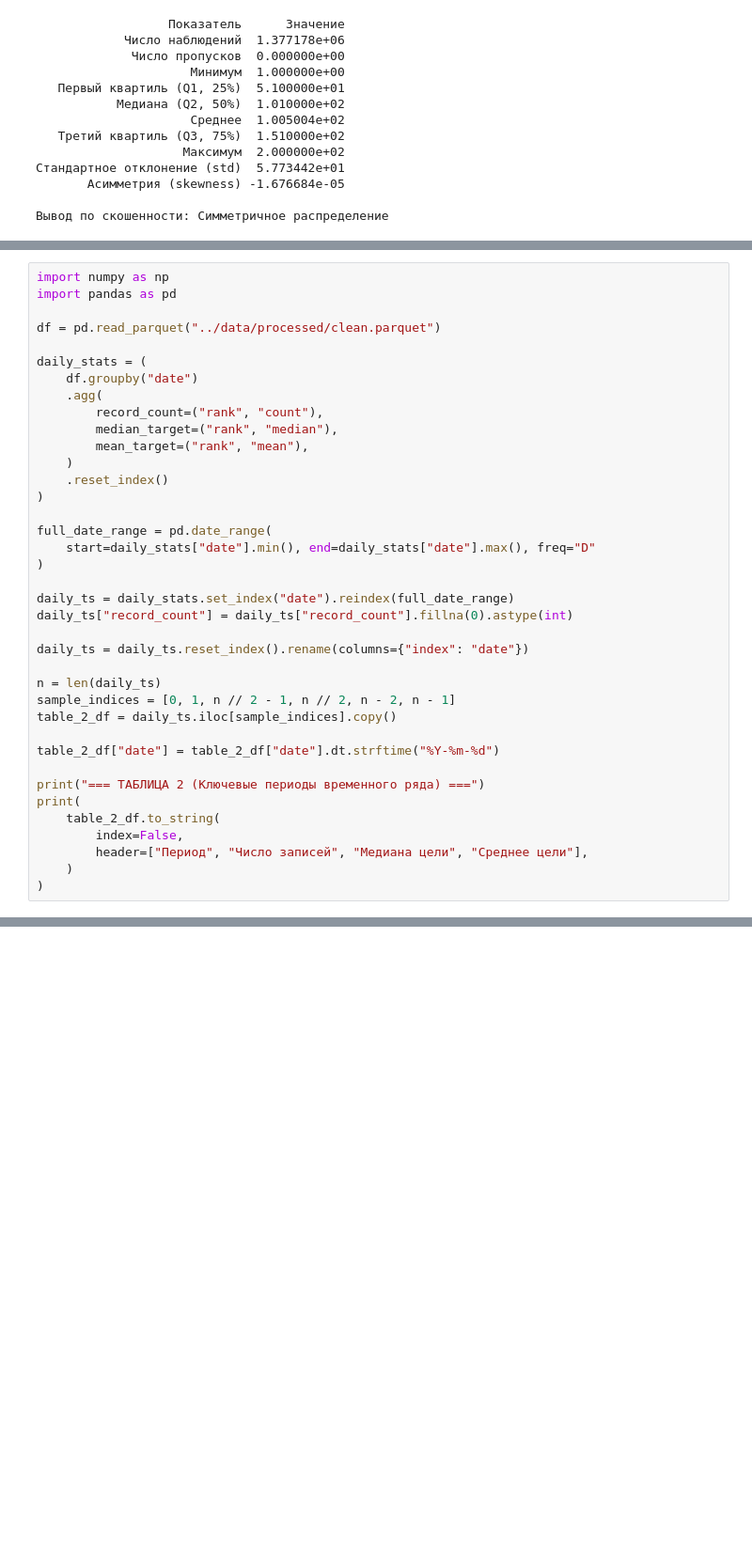
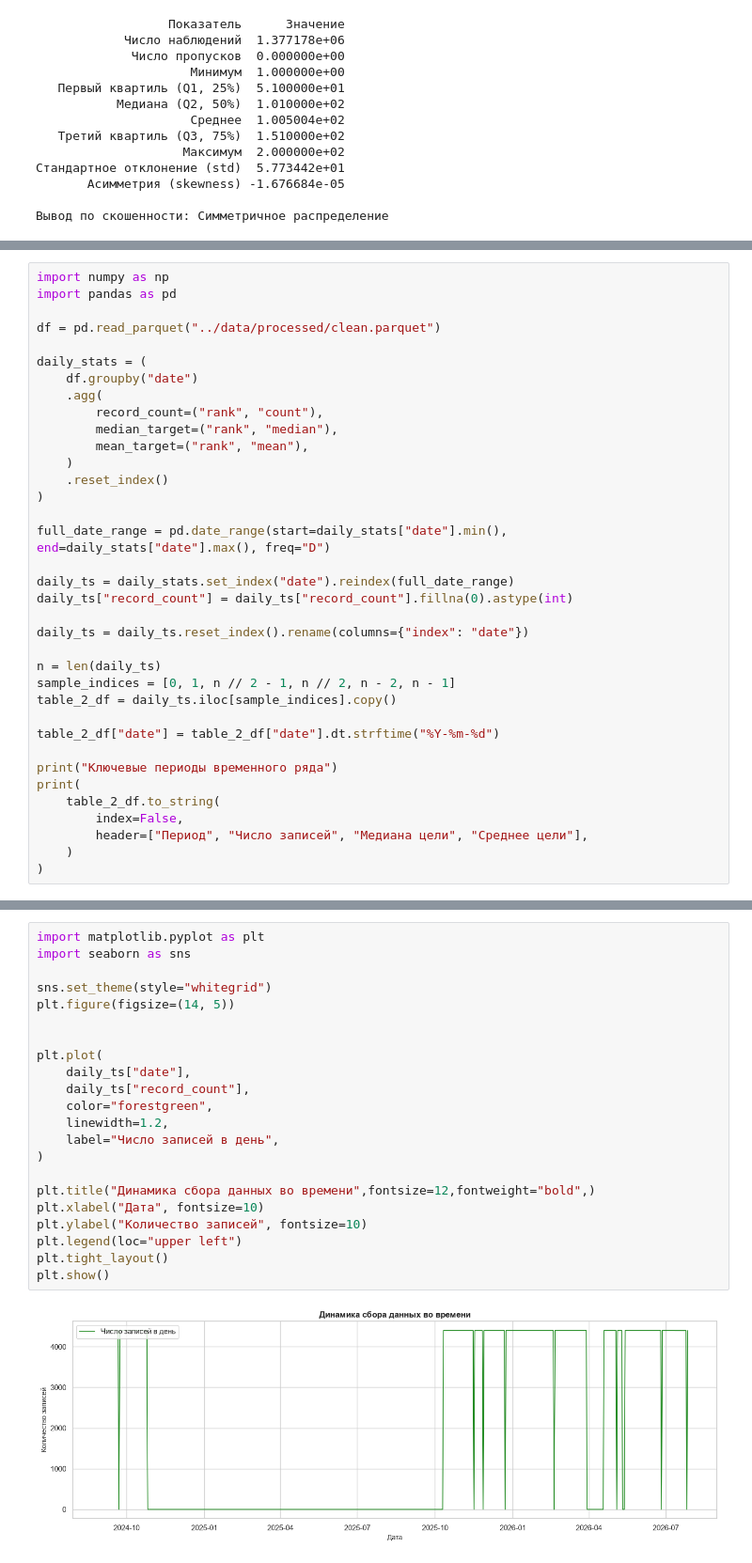
Before and after one commit to haeozo/Data, a Jupyter notebook: notebooks/04_eda.ipynb, the cells around one changed output, grey strips where cells are left out. Shown at 94% size. Saved outputs shown, nothing was run; the diff lists cells and outputs as text; blank space fills up the shorter version.

```diff
--- a/notebooks/04_eda.ipynb
+++ b/notebooks/04_eda.ipynb
@@ -185,9 +160,7 @@ daily_stats = (
     .reset_index()
 )
 
-full_date_range = pd.date_range(
-    start=daily_stats["date"].min(), end=daily_stats["date"].max(), freq="D"
-)
+full_date_range = pd.date_range(start=daily_stats["date"].min(), end=daily_stats["date"].max(), freq="D")
 
 daily_ts = daily_stats.set_index("date").reindex(full_date_range)
 daily_ts["record_count"] = daily_ts["record_count"].fillna(0).astype(int)
@@ -200,7 +173,7 @@ table_2_df = daily_ts.iloc[sample_indices].copy()
 
 table_2_df["date"] = table_2_df["date"].dt.strftime("%Y-%m-%d")
 
-print("=== ТАБЛИЦА 2 (Ключевые периоды временного ряда) ===")
+print("Ключевые периоды временного ряда")
 print(
     table_2_df.to_string(
         index=False,
@@ -256,0 +192,24 @@ display(pivot_table)
+# %%
+import matplotlib.pyplot as plt
+import seaborn as sns
+
+sns.set_theme(style="whitegrid")
+plt.figure(figsize=(14, 5))
+
+
+plt.plot(
+    daily_ts["date"],
+    daily_ts["record_count"],
+    color="forestgreen",
+    linewidth=1.2,
+    label="Число записей в день",
+)
+
+plt.title("Динамика сбора данных во времени",fontsize=12,fontweight="bold",)
+plt.xlabel("Дата", fontsize=10)
+plt.ylabel("Количество записей", fontsize=10)
+plt.legend(loc="upper left")
+plt.tight_layout()
+plt.show()
+# %% [output]
+[figure, added]
```
Also changed, not shown: parts of 18 cells of this notebook.
